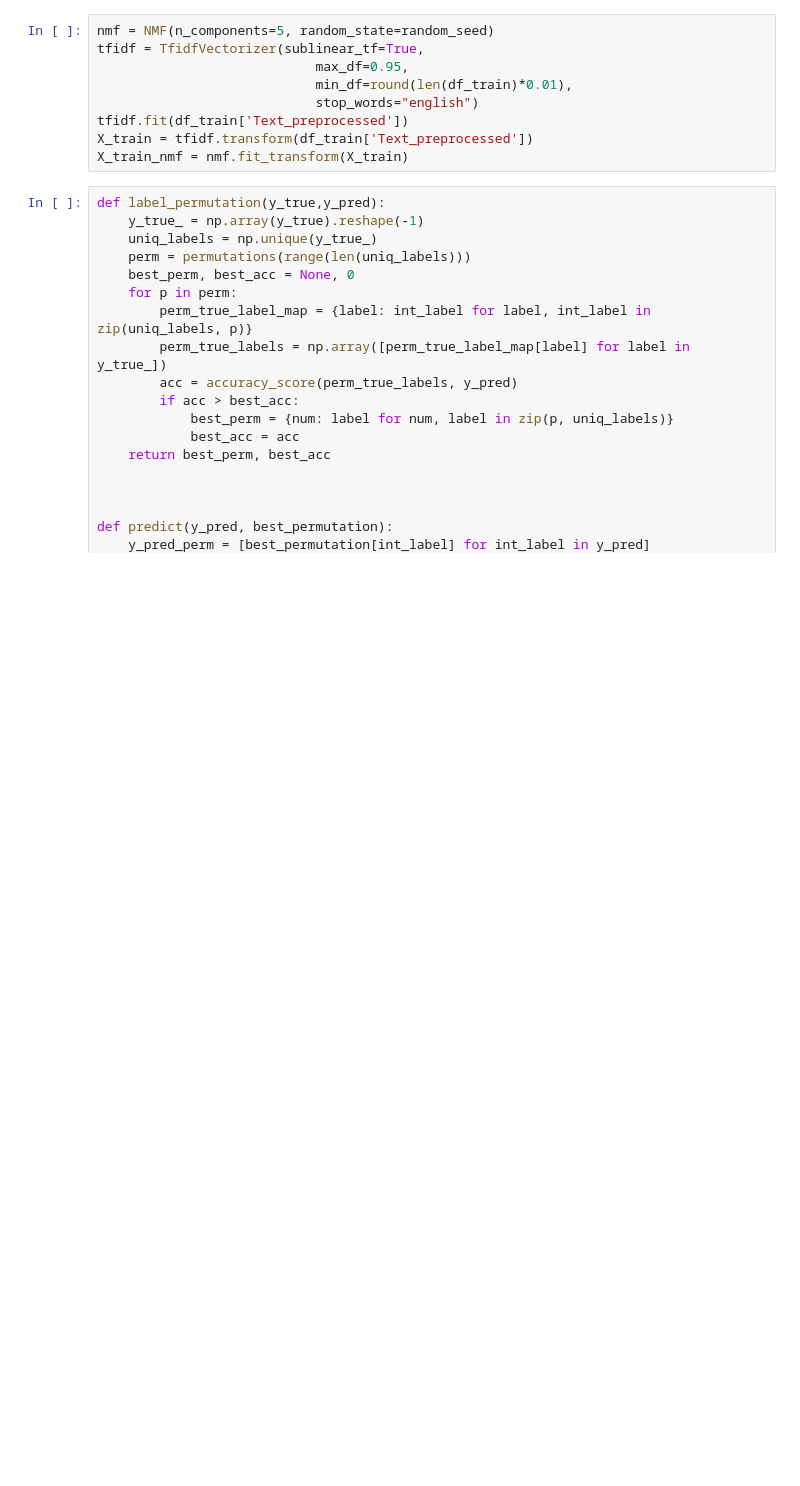
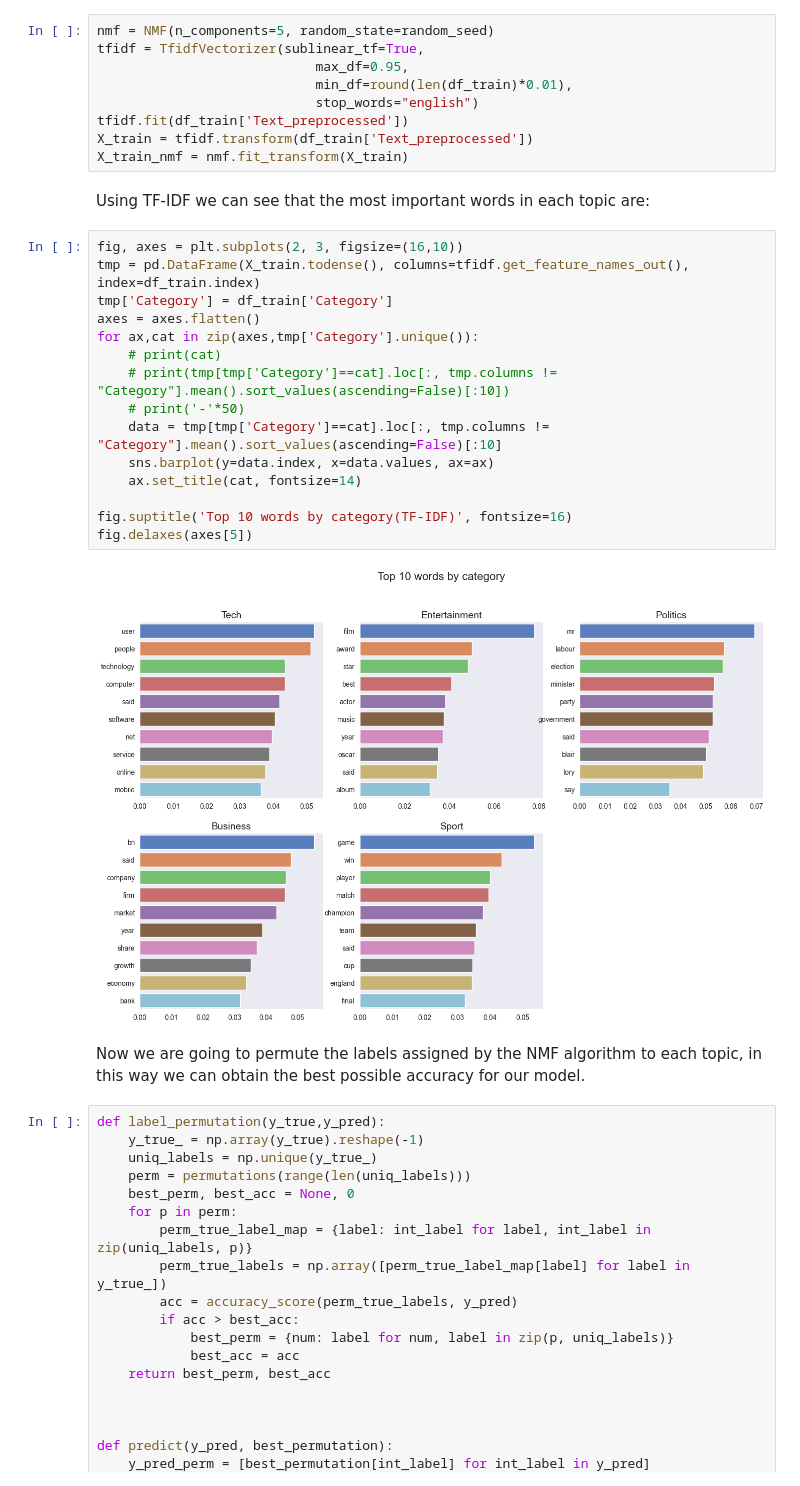
Before and after one commit to JuanDa14Sa/BBC-News-Classification, a Jupyter notebook: bbc_classification.ipynb, the cells around one changed output. Saved outputs shown, nothing was run; the diff lists cells and outputs as text; blank space fills up the shorter version.

Commit message:
Some charts-Importance of word by topic in progress

```diff
--- a/bbc_classification.ipynb
+++ b/bbc_classification.ipynb
@@ -375,6 +380,27 @@ tfidf = TfidfVectorizer(sublinear_tf=True,
 tfidf.fit(df_train['Text_preprocessed'])
 X_train = tfidf.transform(df_train['Text_preprocessed'])
 X_train_nmf = nmf.fit_transform(X_train)
+# %% [markdown]
+Using TF-IDF we can see that the most important words in each topic are:
+# %%
+fig, axes = plt.subplots(2, 3, figsize=(16,10))
+tmp = pd.DataFrame(X_train.todense(), columns=tfidf.get_feature_names_out(), index=df_train.index)
+tmp['Category'] = df_train['Category']
+axes = axes.flatten()
+for ax,cat in zip(axes,tmp['Category'].unique()):
+    # print(cat)
+    # print(tmp[tmp['Category']==cat].loc[:, tmp.columns != "Category"].mean().sort_values(ascending=False)[:10])
+    # print('-'*50)
+    data = tmp[tmp['Category']==cat].loc[:, tmp.columns != "Category"].mean().sort_values(ascending=False)[:10]
+    sns.barplot(y=data.index, x=data.values, ax=ax)
+    ax.set_title(cat, fontsize=14)
+
+fig.suptitle('Top 10 words by category(TF-IDF)', fontsize=16)
+fig.delaxes(axes[5])
+# %% [output]
+[figure, added]
+# %% [markdown]
+Now we are going to permute the labels assigned by the NMF algorithm to each topic, in this way we can obtain the best possible accuracy for our model.
 # %%
 def label_permutation(y_true,y_pred):
     y_true_ = np.array(y_true).reshape(-1)
```
Also changed, not shown: parts of 8 cells of this notebook.
